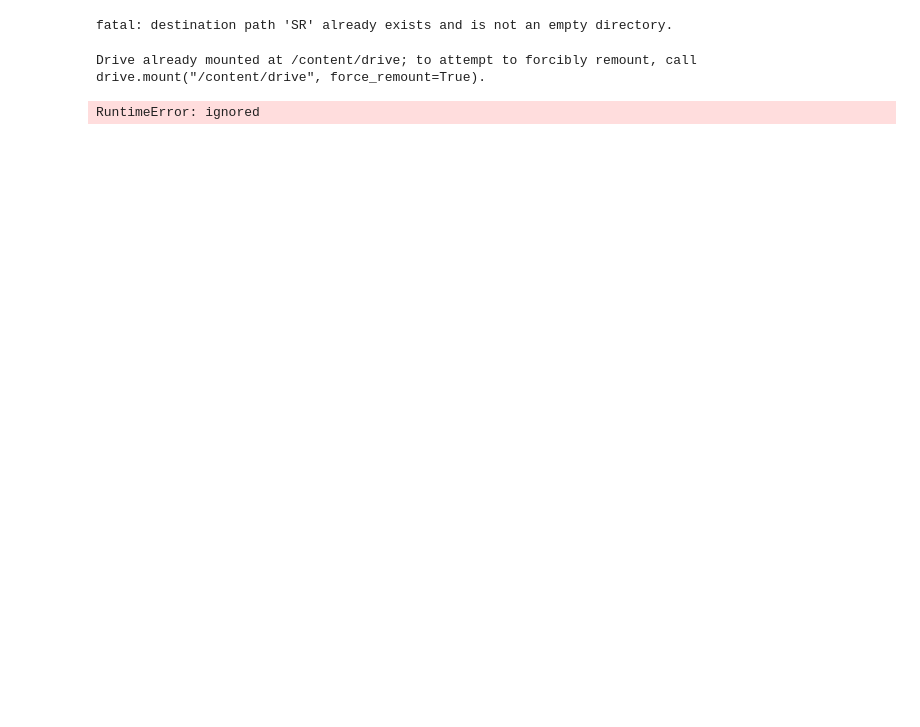
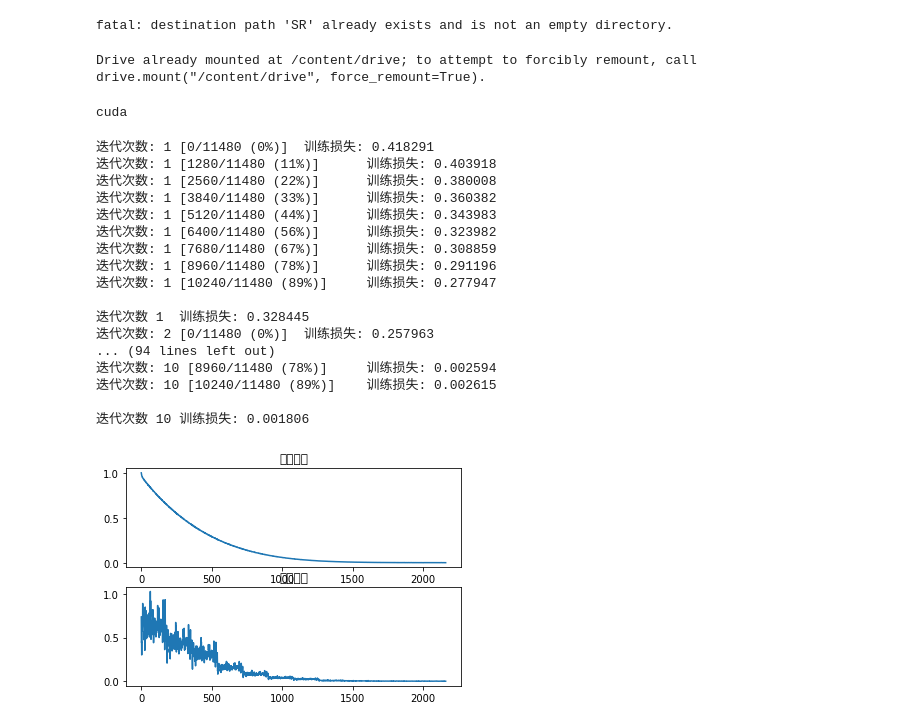
Before and after one commit to fanzfan/Deep-Learning-based-Image-Reconstruction, a Jupyter notebook: main.ipynb, the cells around one changed output. Cells and saved outputs as stored; diff of their text form; code cells hidden in the pictures; blank space fills up the shorter version.

```diff
--- a/main.ipynb
+++ b/main.ipynb
@@ -46,16 +46,20 @@ from tqdm.notebook import tqdm
 
 
 # 是否有GPU加速
-device = "cuda" if torch.cuda.is_available() else "cpu"
+device = torch.device("cuda" if torch.cuda.is_available() else "cpu")
 if device == "cuda":
-    num_workers = 1
+    num_workers = 16
     pin_memory = True
 else:
     num_workers = 0
     pin_memory = False
+print(device)
+# %% [output]
+cuda
 # %%
 # 加载网络模型
 model = AVS3Filter().to(device)
+
 
 # 损失函数
 loss_fun = torch.nn.MSELoss().to(device)
@@ -63,8 +67,8 @@ losses = []
 losses_test = []
 
 # 数据集加载
-train_set = VelaDataset(root="./drive/MyDrive/iaprtc12/", number_of_files=19140, size_of_crop = 48, subset="training")
-test_set = VelaDataset(root="./drive/MyDrive/iaprtc12/", number_of_files=19140, size_of_crop = 48, subset="testing")
+#train_set = VelaDataset(root="./drive/MyDrive/iaprtc12/", number_of_files=19140, size_of_crop=48, subset="training")
+#test_set = VelaDataset(root="./drive/MyDrive/iaprtc12/", number_of_files=19140, size_of_crop=48, subset="testing")
 # %%
 # 优化器
 optimizer = torch.optim.Adam(model.parameters())
@@ -115,30 +118,47 @@ def test(model, epoch):
         y_lr, y = y_lr.to(device, torch.float), y.to(device, torch.float)
         output = model(y_lr / 255)
         loss = loss_fun(output, y / 255)
-        losses_test.append(loss)
+        losses_test.append(loss.item())
         # 更新状态栏
         pbar.update(pbar_update)
     print(f"\n迭代次数 {epoch}\t训练损失: {loss.item():.6f}")
 # %%
 
-n_epoch = 1
+n_epoch = 10
 log_interval = 20
 pbar_update = 1 / (len(train_loader) + len(test_loader))
 
 with tqdm(total=n_epoch) as pbar:
     for epoch in range(1, n_epoch + 1):
         train(model, epoch, log_interval)
         test(model, epoch)
 
 # 展示训练损失与准确率
 plt.subplot(2, 1, 1)
 plt.plot(losses);
 plt.title("训练损失");
 plt.subplot(2, 1, 2)
 plt.plot(losses_test);
 plt.title("测试损失");
 # %% [output]
-RuntimeError: ignored
+迭代次数: 1 [0/11480 (0%)]  训练损失: 0.418291
+迭代次数: 1 [1280/11480 (11%)]      训练损失: 0.403918
+迭代次数: 1 [2560/11480 (22%)]      训练损失: 0.380008
+迭代次数: 1 [3840/11480 (33%)]      训练损失: 0.360382
+迭代次数: 1 [5120/11480 (44%)]      训练损失: 0.343983
+迭代次数: 1 [6400/11480 (56%)]      训练损失: 0.323982
+迭代次数: 1 [7680/11480 (67%)]      训练损失: 0.308859
+迭代次数: 1 [8960/11480 (78%)]      训练损失: 0.291196
+迭代次数: 1 [10240/11480 (89%)]     训练损失: 0.277947
+
+迭代次数 1  训练损失: 0.328445
+迭代次数: 2 [0/11480 (0%)]  训练损失: 0.257963
+... (94 lines left out)
+迭代次数: 10 [8960/11480 (78%)]     训练损失: 0.002594
+迭代次数: 10 [10240/11480 (89%)]    训练损失: 0.002615
+
+迭代次数 10 训练损失: 0.001806
+[figure, added]
 # %%
 torch.save(model.state_dict(), '1.pth')
 torch.save(model, '1.pkl')
```
Also changed, not shown: parts of 2 cells of this notebook, 1 other file.
